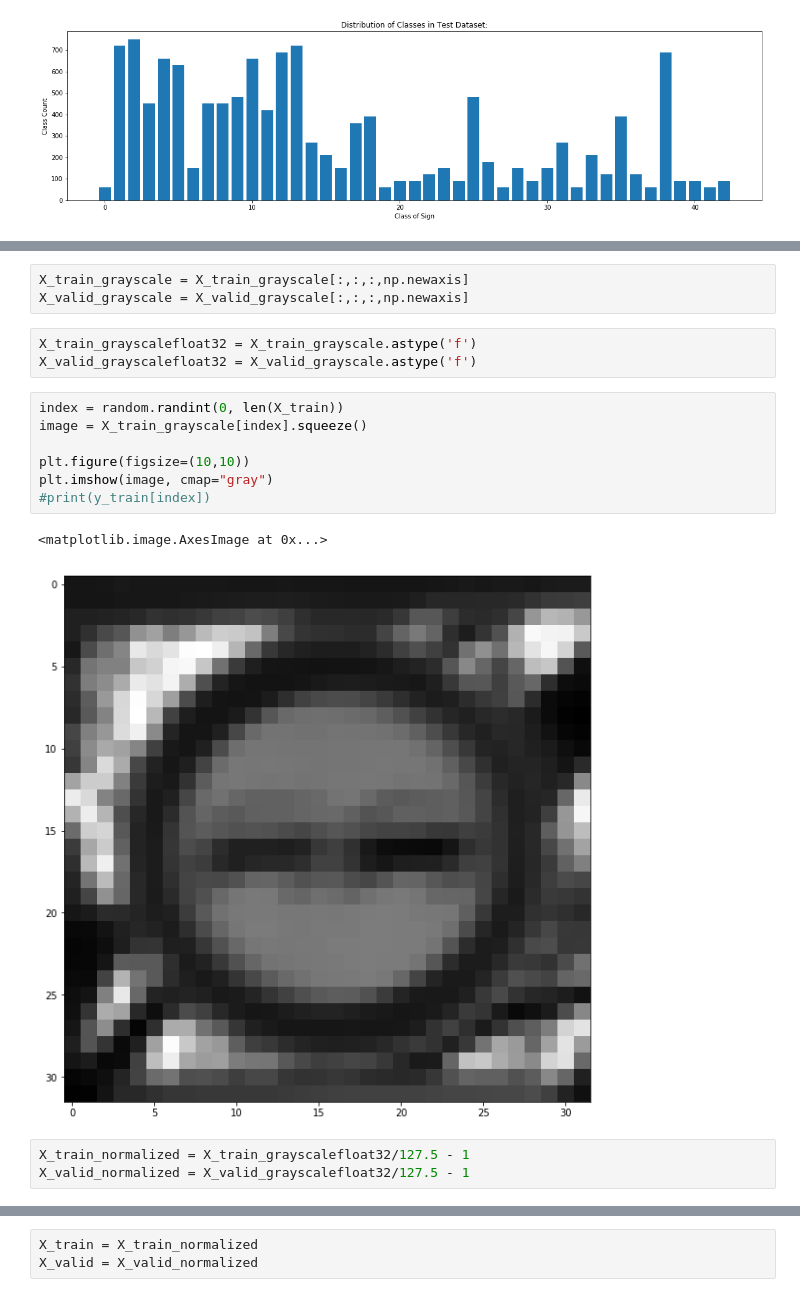
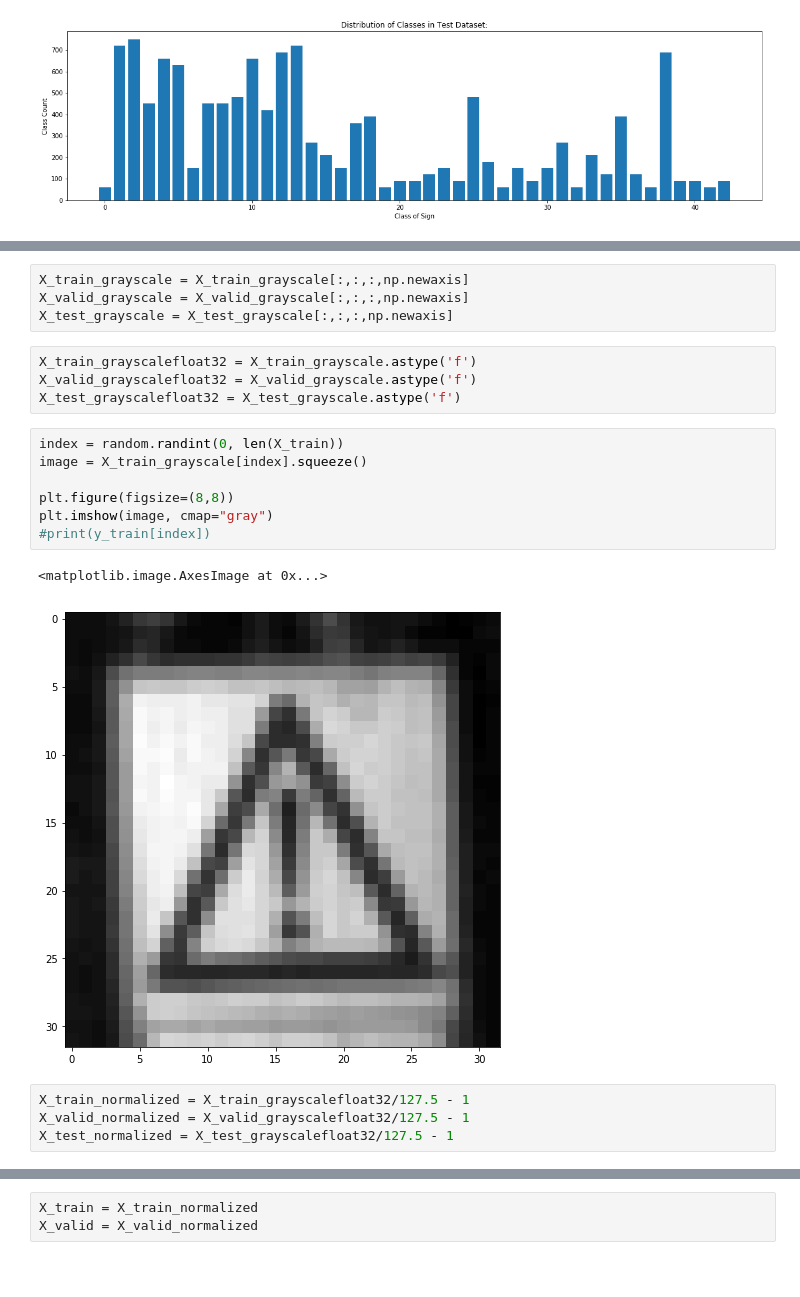
Before and after one commit to tejaspant/SDC_Udacity_Term1, a Jupyter notebook: Project2_Traffic_Sign_Classifier/Traffic_Sign_Classifier.ipynb, the cells around one changed output, grey strips where cells are left out. Cells and saved outputs as stored; diff of their text form; blank space fills up the shorter version.

```diff
--- a/Project2_Traffic_Sign_Classifier/Traffic_Sign_Classifier.ipynb
+++ b/Project2_Traffic_Sign_Classifier/Traffic_Sign_Classifier.ipynb
@@ -320,22 +325,25 @@ for i in range(n_validation):
 # %%
 X_train_grayscale = X_train_grayscale[:,:,:,np.newaxis]
 X_valid_grayscale = X_valid_grayscale[:,:,:,np.newaxis]
+X_test_grayscale = X_test_grayscale[:,:,:,np.newaxis]
 # %%
 X_train_grayscalefloat32 = X_train_grayscale.astype('f')
 X_valid_grayscalefloat32 = X_valid_grayscale.astype('f')
+X_test_grayscalefloat32 = X_test_grayscale.astype('f')
 # %%
 index = random.randint(0, len(X_train))
 image = X_train_grayscale[index].squeeze()
 
-plt.figure(figsize=(10,10))
+plt.figure(figsize=(8,8))
 plt.imshow(image, cmap="gray")
 #print(y_train[index])
 # %% [output]
 <matplotlib.image.AxesImage at 0x...>
-[figure, old version]
+[figure, new version]
 # %%
 X_train_normalized = X_train_grayscalefloat32/127.5 - 1
 X_valid_normalized = X_valid_grayscalefloat32/127.5 - 1
+X_test_normalized = X_test_grayscalefloat32/127.5 - 1
 # %%
 #plot grayscale and normalized grayscale
 index = random.randint(0, len(X_train))
```
Also changed, not shown: parts of 5 cells of this notebook.
